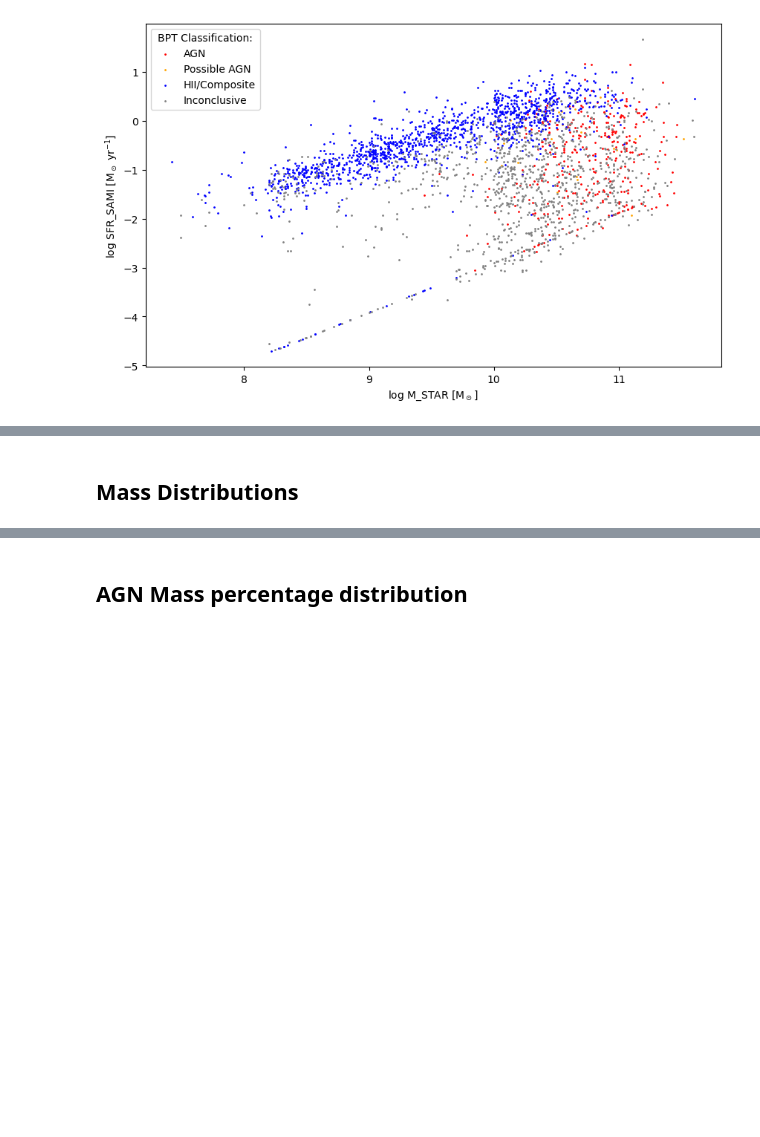
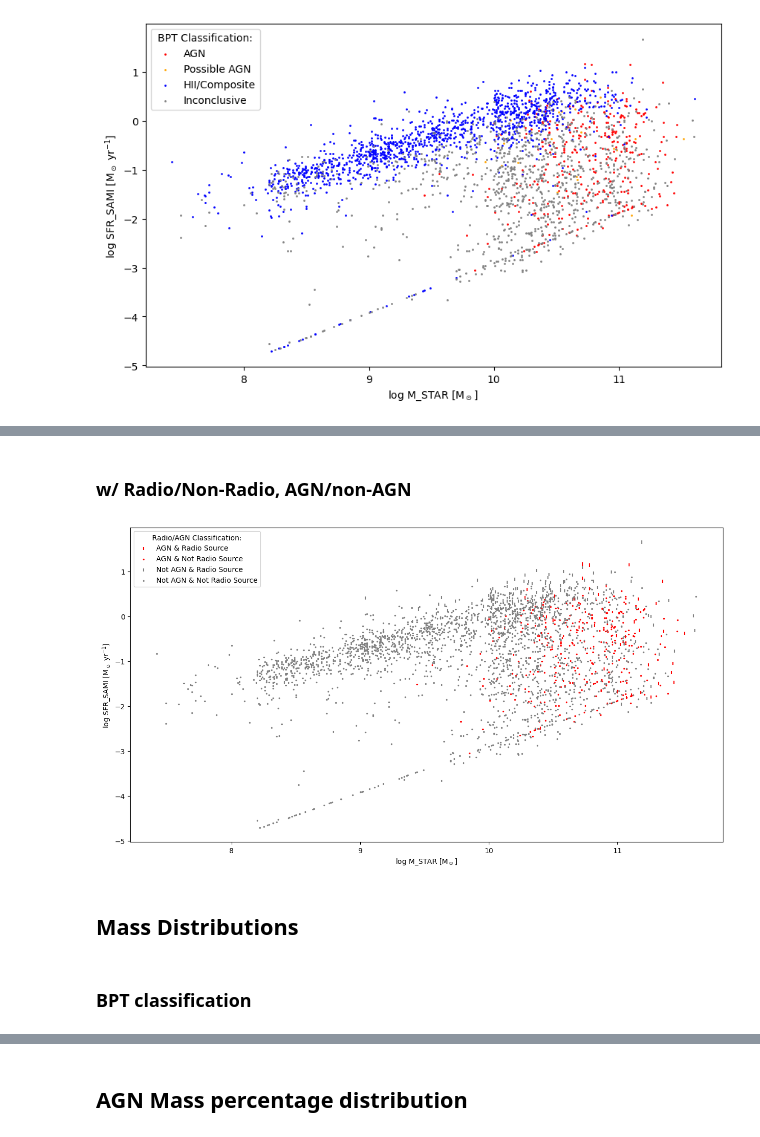
Before and after one commit to mspan4/sami_tools_smc_mspa4681, a Jupyter notebook: Code/AGN_statistics.ipynb, the cells around one changed output, grey strips where cells are left out. Saved outputs shown, nothing was run; the diff lists cells and outputs as text; code cells hidden in the pictures; blank space fills up the shorter version.

```diff
--- a/Code/AGN_statistics.ipynb
+++ b/Code/AGN_statistics.ipynb
@@ -137,5 +217,24 @@ plt.legend(title='BPT Classification:')
+# %% [markdown]
+### w/ Radio/Non-Radio, AGN/non-AGN
+# %%
+M_STAR_array = Summary_table_hdu['M_STAR']
+SFR_SAMI_array = Summary_table_hdu['SFR_SAMI']
+
+plt.figure(figsize=(15, 8))
+for category, (mask, colour, marker, linestyle, point_size) in radiosource_AGN_dict.items():
+    if np.any(mask):
+        plt.scatter(M_STAR_array[mask], SFR_SAMI_array[mask], s=point_size, color=colour, marker=marker, linestyle=linestyle, label=category)
+
+plt.xlabel('log M_STAR [M$_\\odot$]')
+plt.ylabel('log SFR_SAMI [M$_\\odot$ yr$^{-1}$]')
+plt.legend(title='Radio/AGN Classification:')
+plt.show()
+# %% [output]
+[figure, added]
 # %% [markdown]
 ## Mass Distributions
+# %% [markdown]
+### BPT classification
 # %%
 bins = np.linspace(8, 12, 50)
 
```
Also changed, not shown: parts of 46 cells of this notebook, 1 other file.
